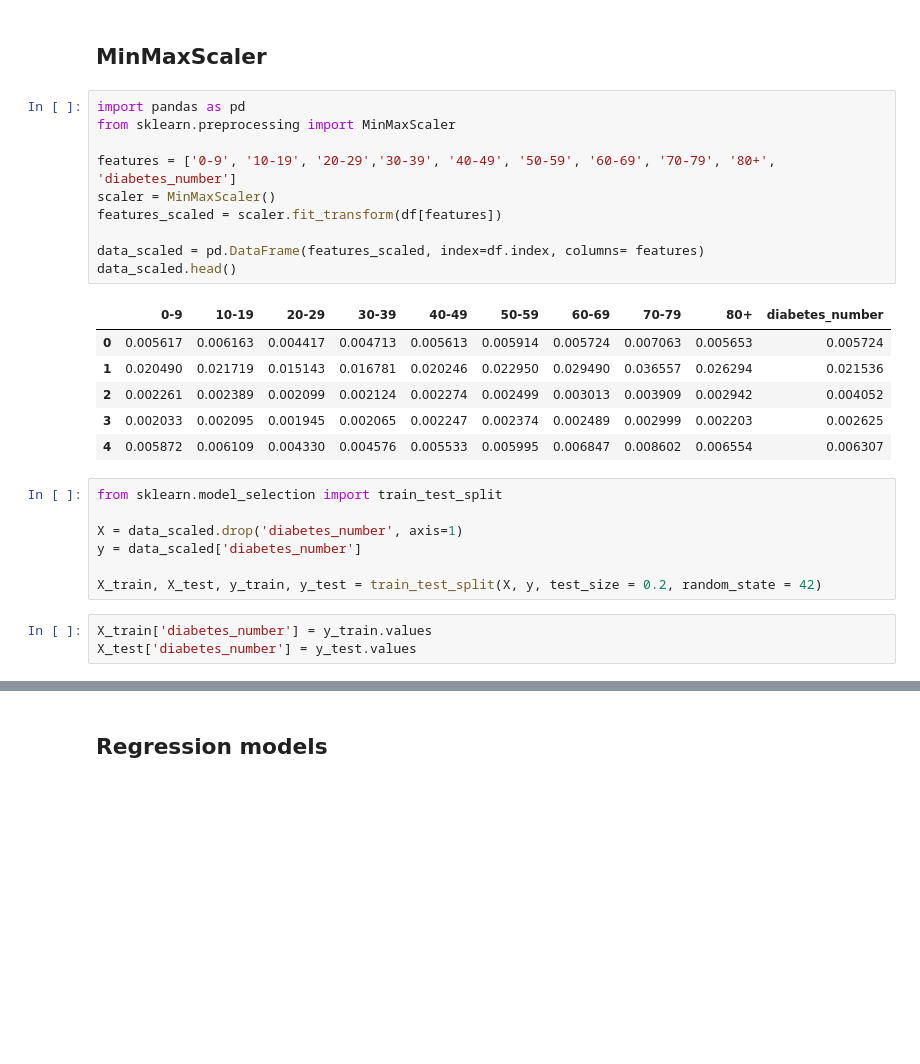
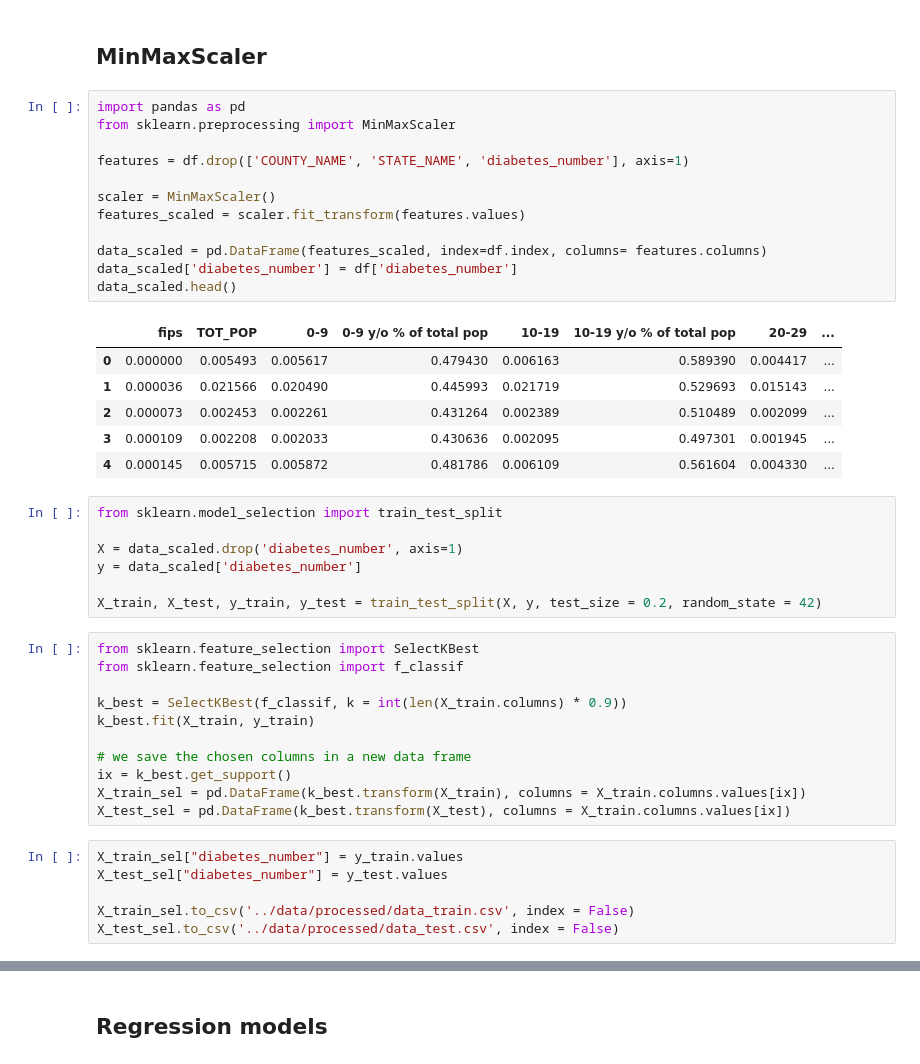
Before and after one commit to susanaf2000/RLR-Sociodemographic-health-resource_Project, a Jupyter notebook: src/explore.ipynb, the cells around one changed output, grey strips where cells are left out. Drawn from its saved outputs; the diff is of its cells as text; blank space fills up the shorter version.

```diff
--- a/src/explore.ipynb
+++ b/src/explore.ipynb
@@ -138,20 +119,22 @@ Name: 10-19, Length: 3140, dtype: int64
 # %%
 import pandas as pd
 from sklearn.preprocessing import MinMaxScaler
 
-features = ['0-9', '10-19', '20-29','30-39', '40-49', '50-59', '60-69', '70-79', '80+', 'diabetes_number']
+features = df.drop(['COUNTY_NAME', 'STATE_NAME', 'diabetes_number'], axis=1)
+
 scaler = MinMaxScaler()
-features_scaled = scaler.fit_transform(df[features])
+features_scaled = scaler.fit_transform(features.values)
 
-data_scaled = pd.DataFrame(features_scaled, index=df.index, columns= features)
+data_scaled = pd.DataFrame(features_scaled, index=df.index, columns= features.columns)
+data_scaled['diabetes_number'] = df['diabetes_number']
 data_scaled.head()
 # %% [output]
-|  | 0-9 | 10-19 | 20-29 | 30-39 | 40-49 | 50-59 | 60-69 | 70-79 | 80+ | diabetes_number |
-| 0 | 0.005617 | 0.006163 | 0.004417 | 0.004713 | 0.005613 | 0.005914 | 0.005724 | 0.007063 | 0.005653 | 0.005724 |
-| 1 | 0.020490 | 0.021719 | 0.015143 | 0.016781 | 0.020246 | 0.022950 | 0.029490 | 0.036557 | 0.026294 | 0.021536 |
-| 2 | 0.002261 | 0.002389 | 0.002099 | 0.002124 | 0.002274 | 0.002499 | 0.003013 | 0.003909 | 0.002942 | 0.004052 |
-| 3 | 0.002033 | 0.002095 | 0.001945 | 0.002065 | 0.002247 | 0.002374 | 0.002489 | 0.002999 | 0.002203 | 0.002625 |
-| 4 | 0.005872 | 0.006109 | 0.004330 | 0.004576 | 0.005533 | 0.005995 | 0.006847 | 0.008602 | 0.006554 | 0.006307 |
+|  | fips | TOT_POP | 0-9 | 0-9 y/o % of total pop | 10-19 | 10-19 y/o % of total pop | 20-29 | ... |
+| 0 | 0.000000 | 0.005493 | 0.005617 | 0.479430 | 0.006163 | 0.589390 | 0.004417 | ... |
+| 1 | 0.000036 | 0.021566 | 0.020490 | 0.445993 | 0.021719 | 0.529693 | 0.015143 | ... |
+| 2 | 0.000073 | 0.002453 | 0.002261 | 0.431264 | 0.002389 | 0.510489 | 0.002099 | ... |
+| 3 | 0.000109 | 0.002208 | 0.002033 | 0.430636 | 0.002095 | 0.497301 | 0.001945 | ... |
+| 4 | 0.000145 | 0.005715 | 0.005872 | 0.481786 | 0.006109 | 0.561604 | 0.004330 | ... |
 # %%
 from sklearn.model_selection import train_test_split
 
@@ -159,7 +142,21 @@ X = data_scaled.drop('diabetes_number', axis=1)
 y = data_scaled['diabetes_number']
 
 X_train, X_test, y_train, y_test = train_test_split(X, y, test_size = 0.2, random_state = 42)
-# %%
-X_train['diabetes_number'] = y_train.values
-X_test['diabetes_number'] = y_test.values
+# %%
+from sklearn.feature_selection import SelectKBest
+from sklearn.feature_selection import f_classif
+
+k_best = SelectKBest(f_classif, k = int(len(X_train.columns) * 0.9))
+k_best.fit(X_train, y_train)
+
+# we save the chosen columns in a new data frame
+ix = k_best.get_support()
+X_train_sel = pd.DataFrame(k_best.transform(X_train), columns = X_train.columns.values[ix])
+X_test_sel = pd.DataFrame(k_best.transform(X_test), columns = X_train.columns.values[ix])
+# %%
+X_train_sel["diabetes_number"] = y_train.values
+X_test_sel["diabetes_number"] = y_test.values
+
+X_train_sel.to_csv('../data/processed/data_train.csv', index = False)
+X_test_sel.to_csv('../data/processed/data_test.csv', index = False)
 # %%
```
Also changed, not shown: parts of 24 cells of this notebook, 2 other files.
